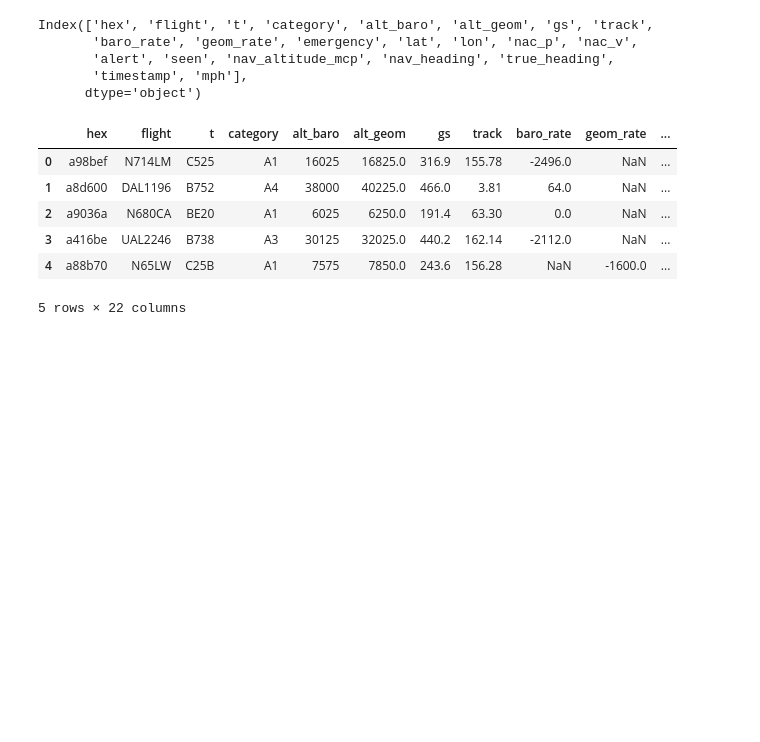
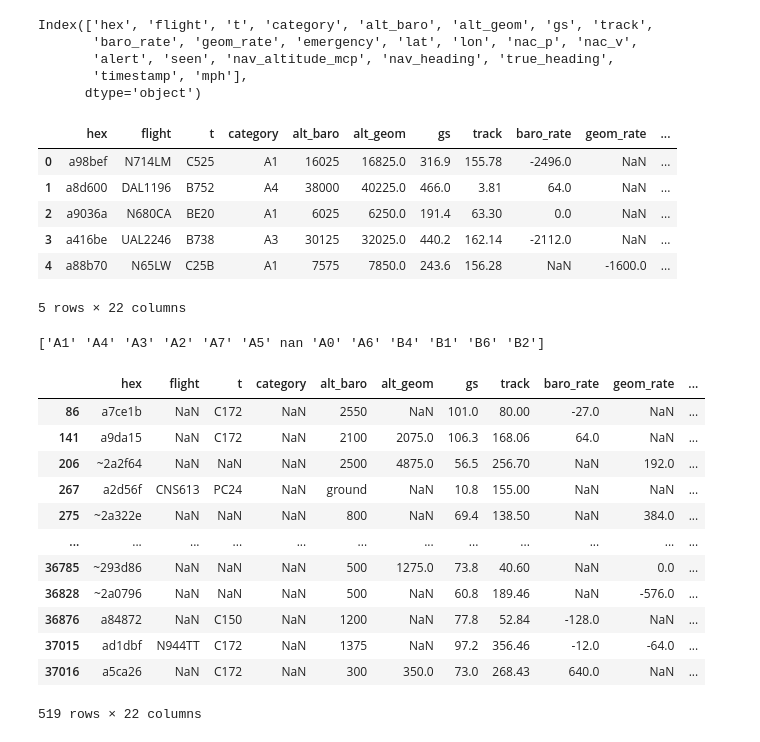
Before and after one commit to lwilsen/adsb_project, a Jupyter notebook: adsb.ipynb, the cells around one changed output. Cells and saved outputs as stored; diff of their text form; code cells hidden in the pictures; blank space fills up the shorter version.

```diff
--- a/adsb.ipynb
+++ b/adsb.ipynb
@@ -118,3 +167,26 @@ file.head()
 | 3 | a416be | UAL2246 | B738 | A3 | 30125 | 32025.0 | 440.2 | 162.14 | -2112.0 | NaN | ... |
 | 4 | a88b70 | N65LW | C25B | A1 | 7575 | 7850.0 | 243.6 | 156.28 | NaN | -1600.0 | ... |
 5 rows × 22 columns
+# %%
+file.nunique()
+
+print((file['category'].unique()))
+
+#can convert nan's to A0 because they give us the same amount
+
+file[pd.isna(file['category'])]
+# %% [output]
+['A1' 'A4' 'A3' 'A2' 'A7' 'A5' nan 'A0' 'A6' 'B4' 'B1' 'B6' 'B2']
+|  | hex | flight | t | category | alt_baro | alt_geom | gs | track | baro_rate | geom_rate | ... |
+| 86 | a7ce1b | NaN | C172 | NaN | 2550 | NaN | 101.0 | 80.00 | -27.0 | NaN | ... |
+| 141 | a9da15 | NaN | C172 | NaN | 2100 | 2075.0 | 106.3 | 168.06 | 64.0 | NaN | ... |
+| 206 | ~2a2f64 | NaN | NaN | NaN | 2500 | 4875.0 | 56.5 | 256.70 | NaN | 192.0 | ... |
+| 267 | a2d56f | CNS613 | PC24 | NaN | ground | NaN | 10.8 | 155.00 | NaN | NaN | ... |
+| 275 | ~2a322e | NaN | NaN | NaN | 800 | NaN | 69.4 | 138.50 | NaN | 384.0 | ... |
+| ... | ... | ... | ... | ... | ... | ... | ... | ... | ... | ... | ... |
+| 36785 | ~293d86 | NaN | NaN | NaN | 500 | 1275.0 | 73.8 | 40.60 | NaN | 0.0 | ... |
+| 36828 | ~2a0796 | NaN | NaN | NaN | 500 | NaN | 60.8 | 189.46 | NaN | -576.0 | ... |
+| 36876 | a84872 | NaN | C150 | NaN | 1200 | NaN | 77.8 | 52.84 | -128.0 | NaN | ... |
+| 37015 | ad1dbf | N944TT | C172 | NaN | 1375 | NaN | 97.2 | 356.46 | -12.0 | -64.0 | ... |
+| 37016 | a5ca26 | NaN | C172 | NaN | 300 | 350.0 | 73.0 | 268.43 | 640.0 | NaN | ... |
+519 rows × 22 columns
```
Also changed, not shown: parts of 32 cells of this notebook, 9 other files.
